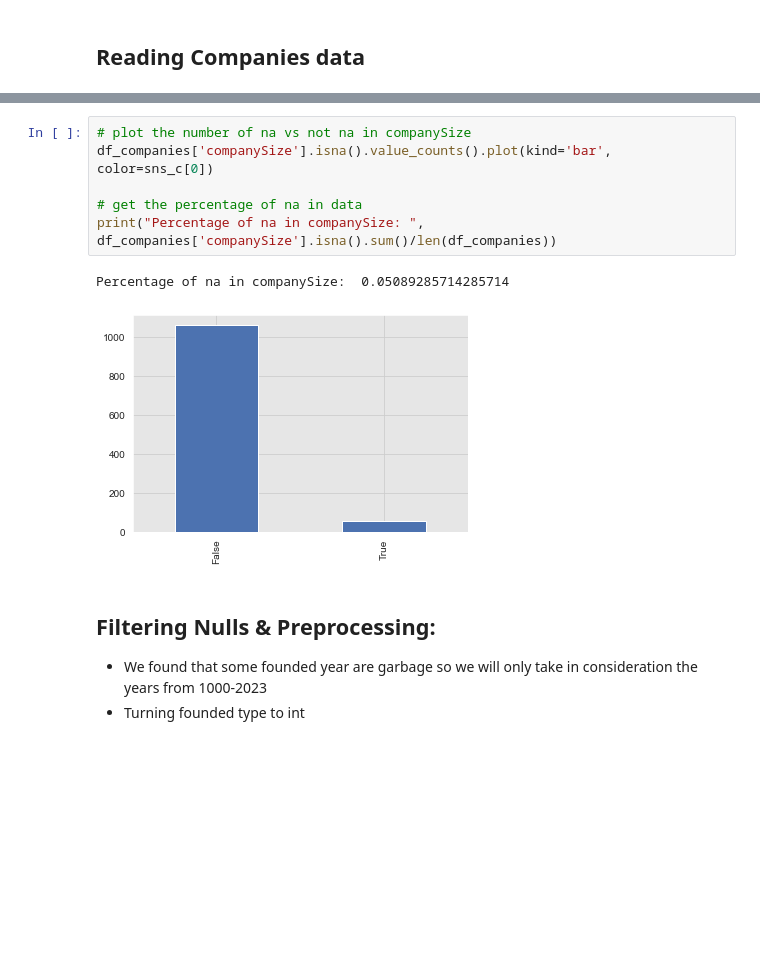
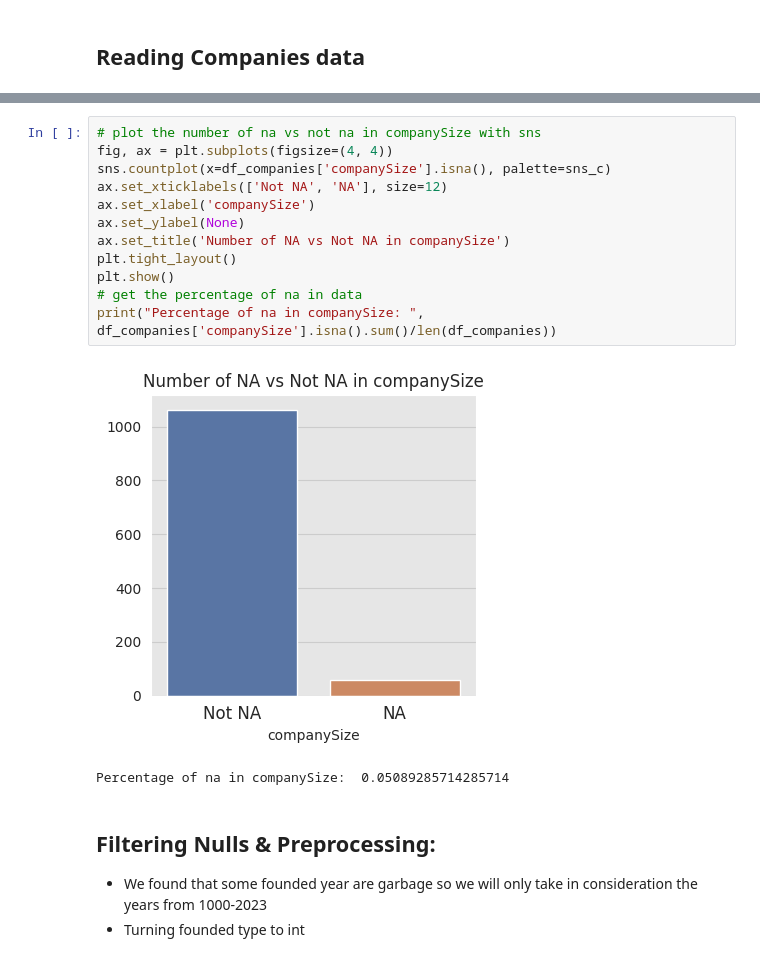
Before and after one commit to Mostafa-wael/Exploring-the-Landscape-of-the-Egyptian-Software-Market, a Jupyter notebook: notebooks/exploratory2.ipynb, the cells around one changed output, grey strips where cells are left out. Drawn from its saved outputs; the diff is of its cells as text; blank space fills up the shorter version.

```diff
--- a/notebooks/exploratory2.ipynb
+++ b/notebooks/exploratory2.ipynb
@@ -40,14 +40,20 @@ df_companies.head()
 | 3 | 11-50 employees | Basel | 2019.0 | Technology, Information and Internet | Basel, Basel-Stadt | https://www.linkedin.com/company/... |
 | 4 | 1,001-5,000 employees | Cairo | NaN | Telecommunications | NaN | https://www.linkedin.com/company/... |
 # %%
-# plot the number of na vs not na in companySize
-df_companies['companySize'].isna().value_counts().plot(kind='bar', color=sns_c[0])
-
+# plot the number of na vs not na in companySize with sns
+fig, ax = plt.subplots(figsize=(4, 4))
+sns.countplot(x=df_companies['companySize'].isna(), palette=sns_c)
+ax.set_xticklabels(['Not NA', 'NA'], size=12)
+ax.set_xlabel('companySize')
+ax.set_ylabel(None)
+ax.set_title('Number of NA vs Not NA in companySize')
+plt.tight_layout()
+plt.show()
 # get the percentage of na in data
 print("Percentage of na in companySize: ", df_companies['companySize'].isna().sum()/len(df_companies))
 # %% [output]
+[figure, new version]
 Percentage of na in companySize:  0.05089285714285714
-[figure, old version]
 # %% [markdown]
 ## Filtering Nulls & Preprocessing:
 - We found that some founded year are garbage so we will only take in consideration the years from 1000-2023
```
Also changed, not shown: parts of 13 cells of this notebook.
